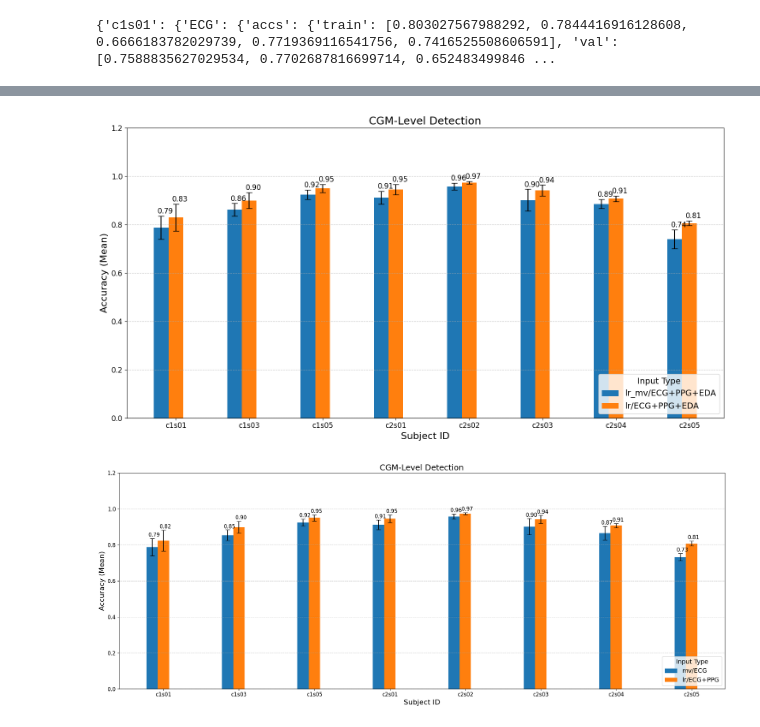
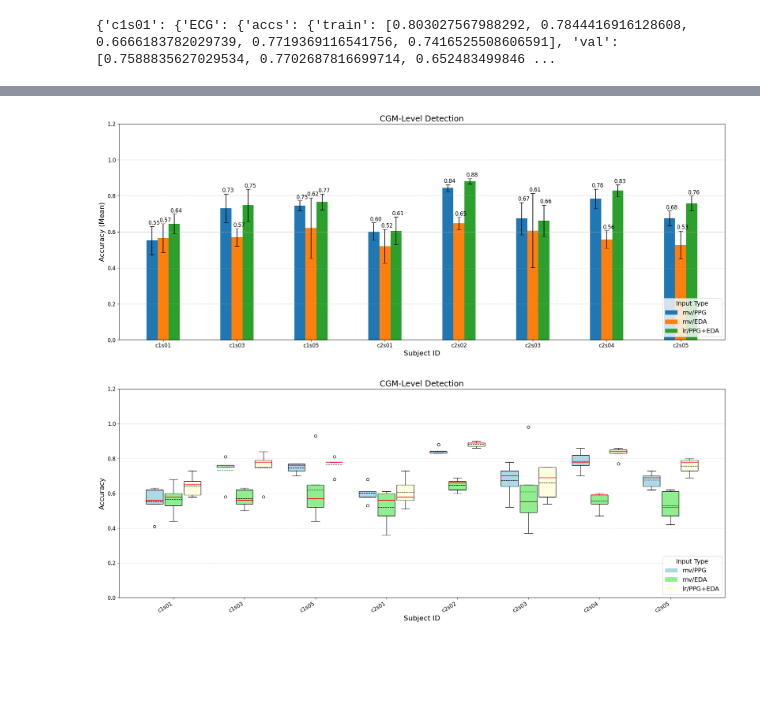
Before and after one commit to PSI-TAMU/PhysioCGM, a Jupyter notebook: hypoglycemia_prediction/notebooks/show_results.ipynb, the cells around one changed output, grey strips where cells are left out. Drawn from its saved outputs; the diff is of its cells as text; code cells hidden in the pictures; blank space fills up the shorter version.

```diff
--- a/hypoglycemia_prediction/notebooks/show_results.ipynb
+++ b/hypoglycemia_prediction/notebooks/show_results.ipynb
@@ -33,0 +376,9 @@ print(results)
+# %%
+fig, axes = plt.subplots(2, 2, figsize=(20, 12))
+
+show_plot(axes[0, 0], cgm_results, ['mv/PPG', 'mv/EDA', 'lr/PPG+EDA'], title='(a)')
+show_plot(axes[0, 1], cgm_results, ['mv/ECG', 'mv/PPG', 'lr/ECG+PPG'], title='(b)')
+show_plot(axes[1, 0], cgm_results, ['lr/ECG+PPG', 'lr/ECG+PPG+EDA'], title='(c)')
+show_plot(axes[1, 1], cgm_results, ['mv/ECG', 'mv/PPG', 'mv/EDA', 'lr/ECG+PPG+EDA'], title='(d)')
+plt.tight_layout()
+plt.show()
@@ -183,15 +468,0 @@ for subject_id in subjects:
-# %%
-for subject_id in subjects:
-    MoE_results_path = './results/MoE_mv/{}/main.log'.format(subject_id)
-    if not os.path.exists(MoE_results_path):
-        continue
-
-    MoE_cgm_accs = []
-    with open(MoE_results_path) as f:
-        lines = f.readlines()
-        for line in lines:
-            if 'MoE' in line:
-                acc = float(line.split(' ')[-1])
-                MoE_cgm_accs.append(acc)
-    MoE_cgm_accs = np.array(MoE_cgm_accs)
-    cgm_results[subject_id]['lr_mv/ECG+PPG+EDA'] = MoE_cgm_accs
@@ -254,18 +468,0 @@ plt.show()
-# %%
-# comparison between differnet models
-categories = ['lr/ECG+PPG+EDA','lr/ECG+PPG', 'lr/PPG+EDA']
-for subject_id in subjects:
-    for mode in range(1, 3):
-        MoE_results_path = './results/MoE_mode{}/{}/main.log'.format(mode, subject_id)
-        if not os.path.exists(MoE_results_path):
-            continue
-        mode_name = categories[mode]
-        MoE_cgm_accs = []
-        with open(MoE_results_path) as f:
-            lines = f.readlines()
-            for line in lines:
-                if 'MoE' in line:
-                    acc = float(line.split(' ')[-1])
-                    MoE_cgm_accs.append(acc)
-        MoE_cgm_accs = np.array(MoE_cgm_accs)
-        cgm_results[subject_id][mode_name] = MoE_cgm_accs
@@ -334,11 +582,9 @@ def show_plot(cgm_results, categories, title='CGM-Level Detection'):
 # %%
-show_plot(cgm_results, ['lr_mv/ECG+PPG+EDA', 'lr/ECG+PPG+EDA'], title='CGM-Level Detection')
+show_plot(cgm_results, ['mv/PPG', 'mv/EDA', 'lr/PPG+EDA'], title='CGM-Level Detection')
+show_boxplot(cgm_results, ['mv/PPG', 'mv/EDA', 'lr/PPG+EDA'], title='CGM-Level Detection')
 # %% [output]
-[figure, old version]
+[figure, new version]
+[figure, added]
-# %%
-show_plot(cgm_results, ['mv/ECG', 'lr/ECG+PPG'], title='CGM-Level Detection')
-# %% [output]
-[figure, removed]
 # %%
 show_plot(cgm_results, ['lr/ECG+PPG+EDA', 'lr/PPG+EDA'])
 # %% [output]
```
Also changed, not shown: parts of 25 cells of this notebook, 8 other files.
